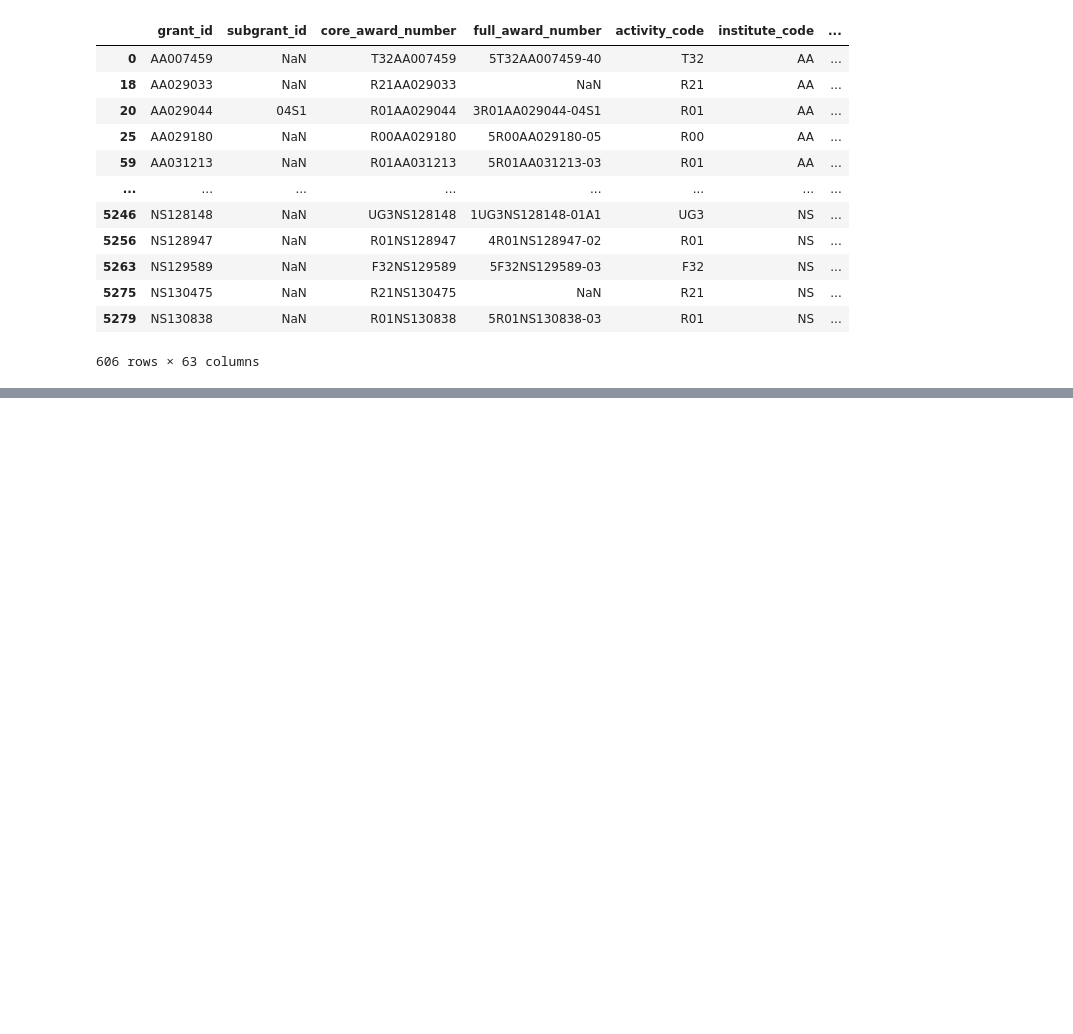
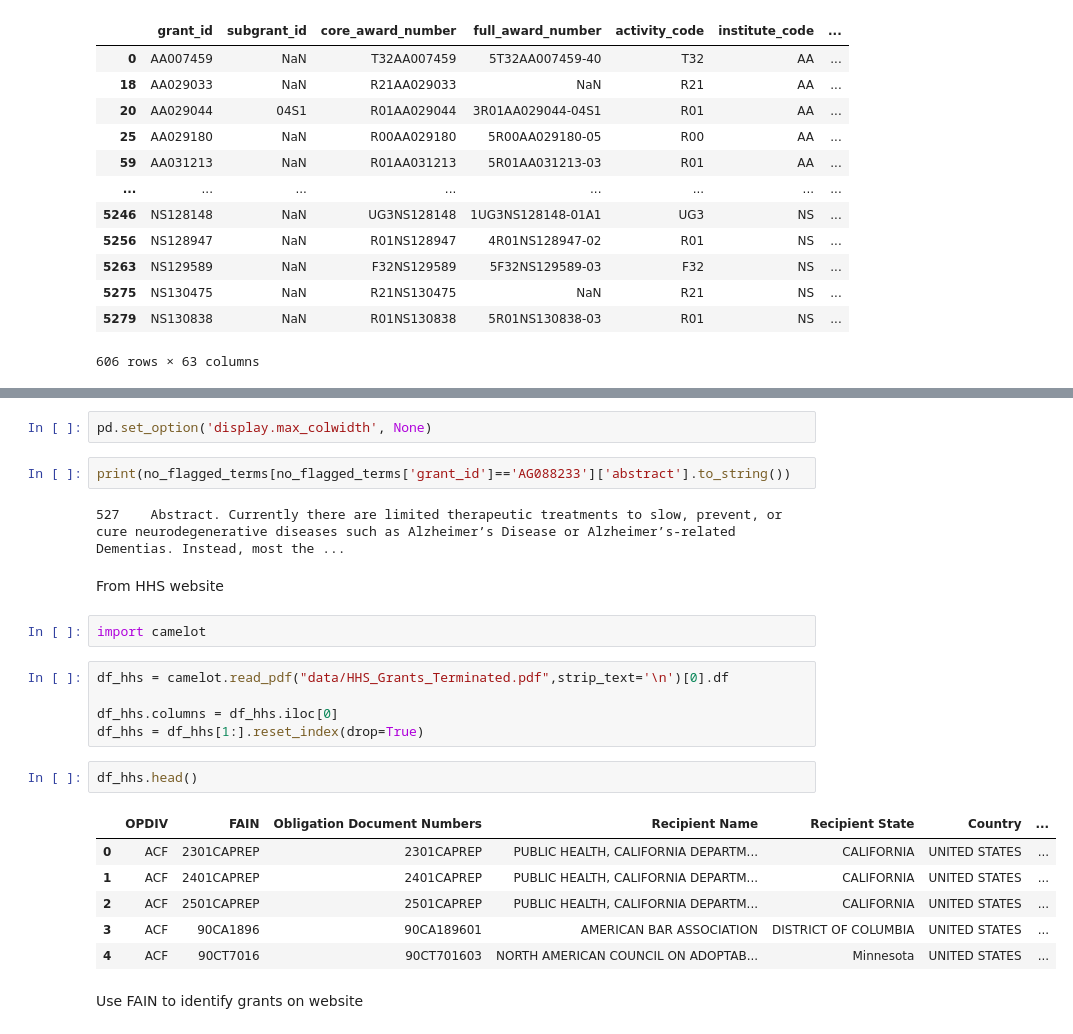
Before and after one commit to elukac20/nih-terminations, a Jupyter notebook: nih_termations.ipynb, the cells around one changed output, grey strips where cells are left out. Saved outputs shown, nothing was run; the diff lists cells and outputs as text; blank space fills up the shorter version.

```diff
--- a/nih_termations.ipynb
+++ b/nih_termations.ipynb
@@ -382,0 +385,26 @@ no_flagged_terms
+# %%
+pd.set_option('display.max_colwidth', None)
+# %%
+print(no_flagged_terms[no_flagged_terms['grant_id']=='AG088233']['abstract'].to_string())
+# %% [output]
+527    Abstract. Currently there are limited therapeutic treatments to slow, prevent, or cure neurodegenerative diseases such as Alzheimer’s Disease or Alzheimer’s-related Dementias. Instead, most the ...
+# %% [markdown]
+From HHS website
+# %%
+import camelot
+# %%
+df_hhs = camelot.read_pdf("data/HHS_Grants_Terminated.pdf",strip_text='\n')[0].df
+
+df_hhs.columns = df_hhs.iloc[0]
+df_hhs = df_hhs[1:].reset_index(drop=True)
+# %%
+df_hhs.head()
+# %% [output]
+|  | OPDIV | FAIN | Obligation Document Numbers | Recipient Name | Recipient State | Country | ... |
+| 0 | ACF | 2301CAPREP | 2301CAPREP | PUBLIC HEALTH, CALIFORNIA DEPARTM... | CALIFORNIA | UNITED STATES | ... |
+| 1 | ACF | 2401CAPREP | 2401CAPREP | PUBLIC HEALTH, CALIFORNIA DEPARTM... | CALIFORNIA | UNITED STATES | ... |
+| 2 | ACF | 2501CAPREP | 2501CAPREP | PUBLIC HEALTH, CALIFORNIA DEPARTM... | CALIFORNIA | UNITED STATES | ... |
+| 3 | ACF | 90CA1896 | 90CA189601 | AMERICAN BAR ASSOCIATION | DISTRICT OF COLUMBIA | UNITED STATES | ... |
+| 4 | ACF | 90CT7016 | 90CT701603 | NORTH AMERICAN COUNCIL ON ADOPTAB... | Minnesota | UNITED STATES | ... |
+# %% [markdown]
+Use FAIN to identify grants on website
```
Also changed, not shown: parts of 7 cells of this notebook, 2 other files.
